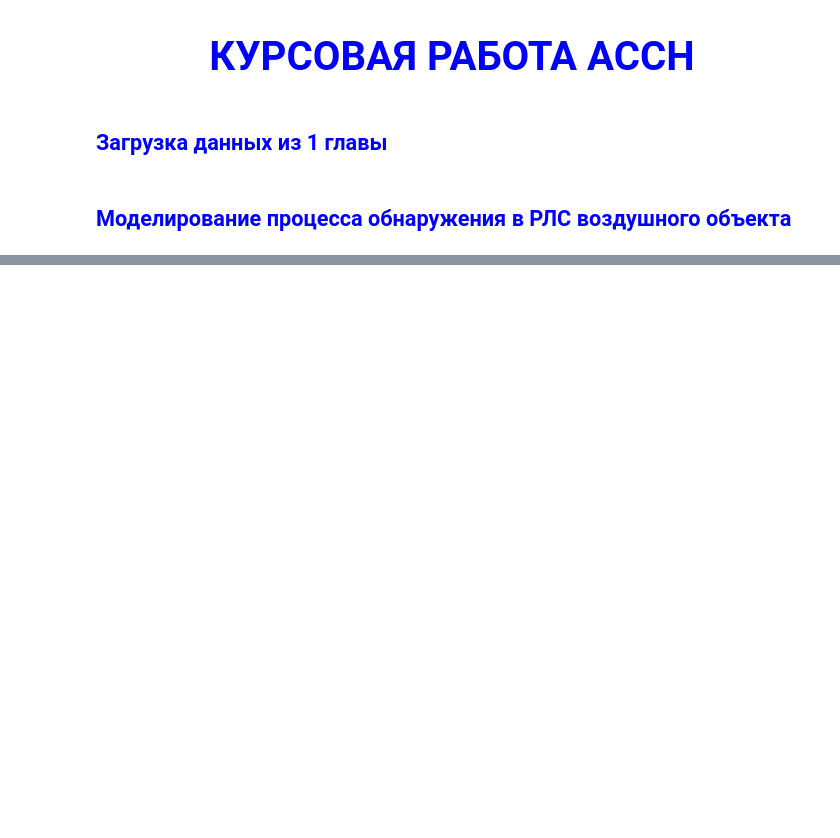
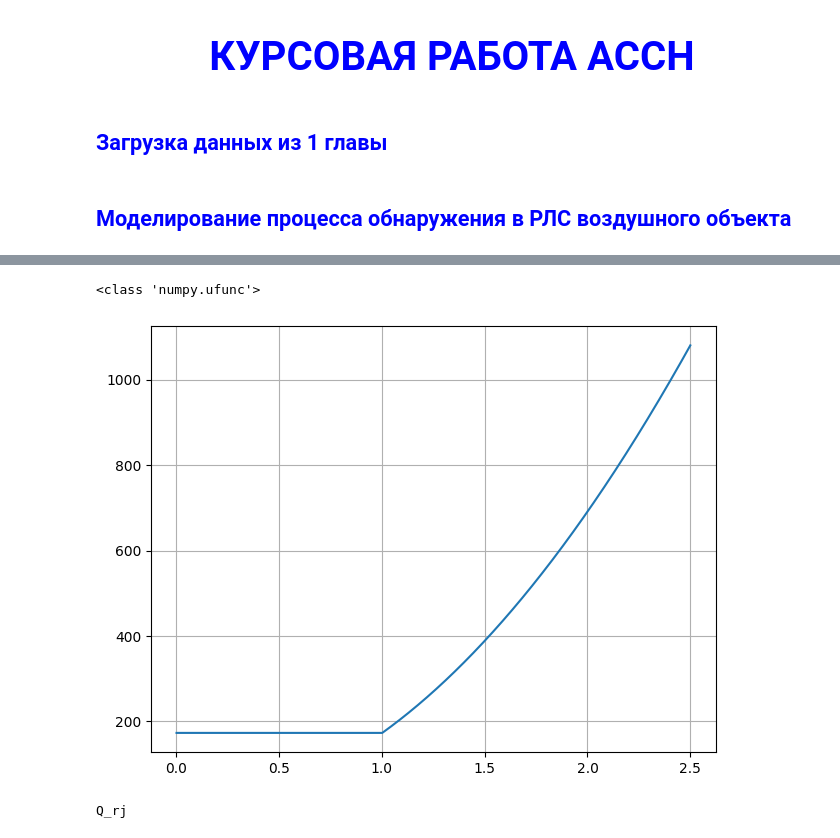
Before and after one commit to Gnom431/Open_ASSN, a Jupyter notebook: АССН_2_обнаружение.ipynb, the cells around one changed output, grey strips where cells are left out. Cells and saved outputs as stored; diff of their text form; code cells hidden in the pictures; blank space fills up the shorter version.

```diff
--- a/АССН_2_обнаружение.ipynb
+++ b/АССН_2_обнаружение.ipynb
@@ -263,0 +283,40 @@ plt.plot(range(len(delta_e)),delta_e, color='red')
+# %%
+import matplotlib.pyplot as plt
+from numpy import concatenate, degrees, full, linspace
+print(type(degrees))
+# ---------- ИСХОДНЫЕ КОНСТАНТЫ ----------
+dvaO_05rym = 1.4
+
+# ВНИМАНИЕ: задайте фактические значения для этих переменных!
+r_u = 4/1000000            # было не определено — заглушка
+dvaO_05raz =  2.8    # было не определено — заглушка
+
+# Расчёт постоянных коэффициентов
+Q_ro_2 = ((3e8 * r_u) / (4 * sqrt(3))) ** 2
+Q_Bo_2 = (0.2 * dvaO_05raz) ** 2
+Q_Eo_2 = (0.1 * dvaO_05rym) ** 2
+
+# ---------- ФОРМИРОВАНИЕ МАССИВОВ ----------
+# x_l — равномерная сетка от 0.0025 до 2.5 (1000 точек)
+x_l = linspace(0.0025, 2.5, 1000)
+
+# x_lr строится так же, как в оригинале:
+# первые 400 точек = 1.0, затем 600 точек от 1.0 до 2.4975 с шагом 0.0025
+x_lr = concatenate([
+    full(400, 1.0),
+    arange(1.0, 2.5, 0.0025)   # 600 точек: 1.0, 1.0025, ..., 2.4975
+])
+
+# Векторизованный расчёт Q-величин (без циклов)
+Q_rj_2 = Q_ro_2 * x_lr ** 4
+Q_ro_2_s=Q_ro_2
+Q_rj=sqrt(Q_rj_2)
+plt.grid()
+plt.plot(x_l, Q_rj)
+plt.tight_layout()
+plt.show()
+print('Q_rj')
+# %% [output]
+<class 'numpy.ufunc'>
+[figure, added]
+Q_rj
```
Also changed, not shown: parts of 27 cells of this notebook, 2 other files.
